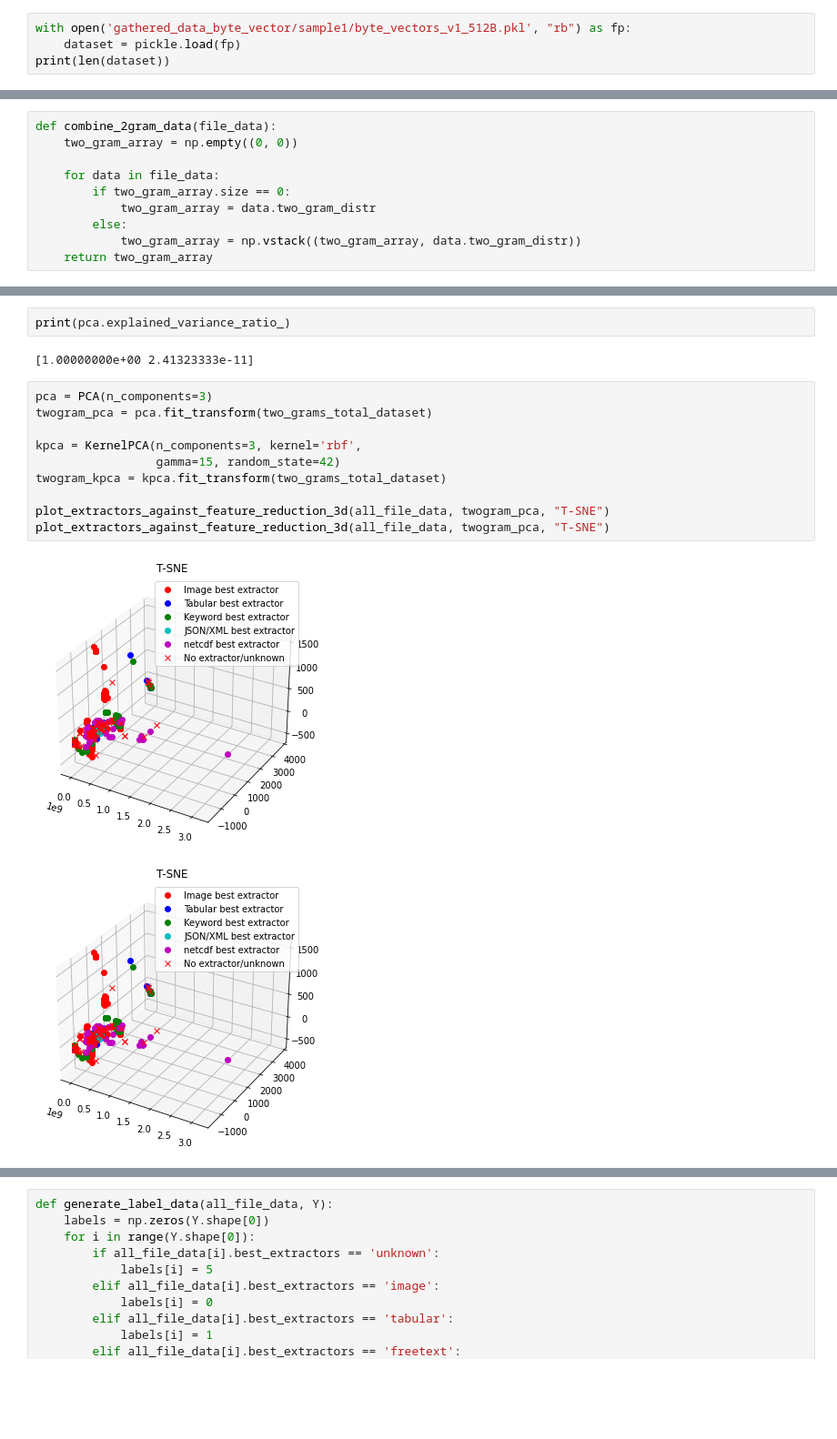
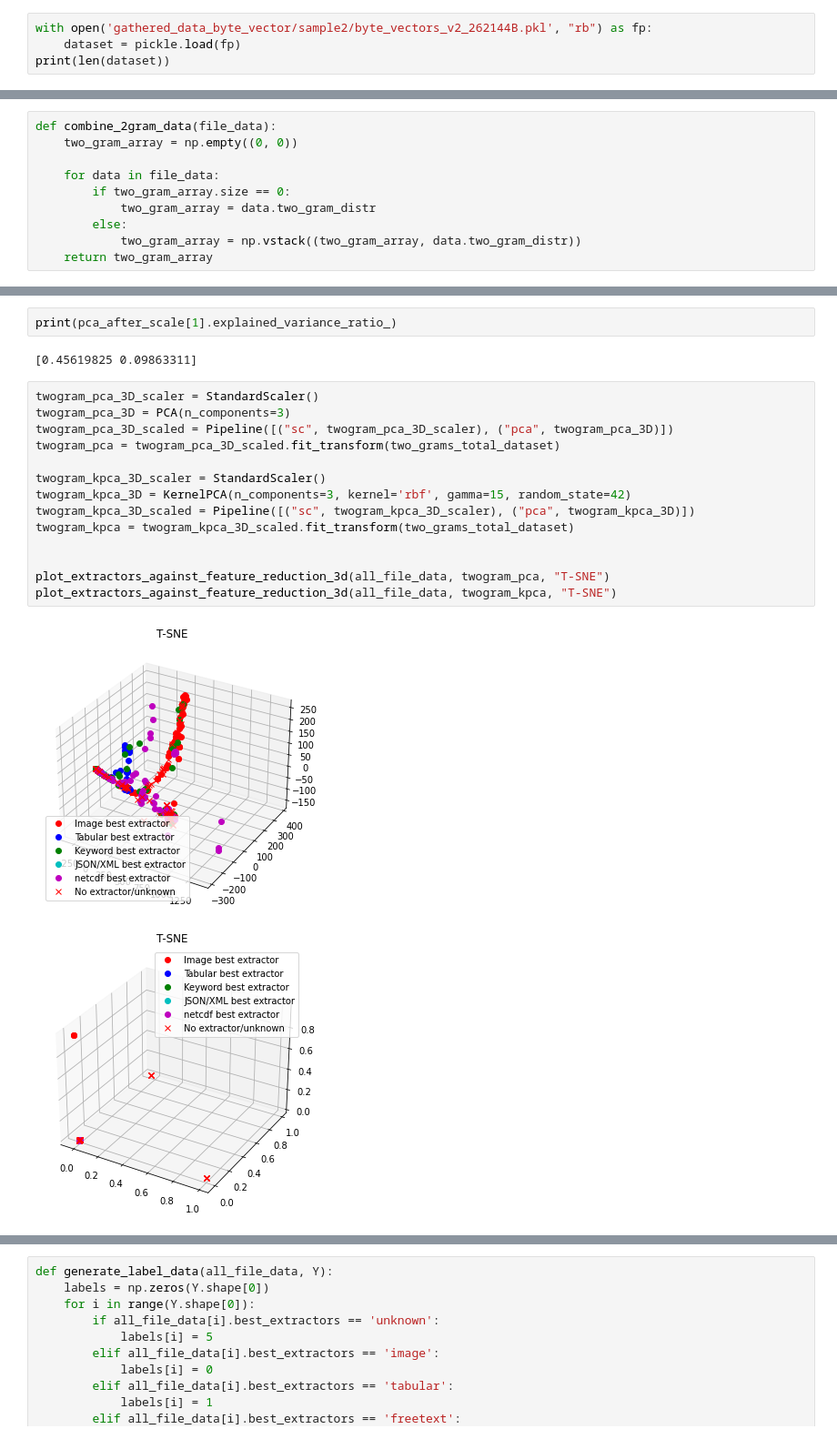
Before and after one commit to xtracthub/MetaDataExtractionModel, a Jupyter notebook: subdataset/subsetVectorAnalysis.ipynb, the cells around one changed output, grey strips where cells are left out. Shown at 91% size. Saved outputs shown, nothing was run; the diff lists cells and outputs as text; blank space fills up the shorter version.

```diff
--- a/subdataset/subsetVectorAnalysis.ipynb
+++ b/subdataset/subsetVectorAnalysis.ipynb
@@ -17,7 +17,7 @@ from sklearn.preprocessing import StandardScaler
 from sklearn.pipeline import Pipeline
 from sklearn import metrics
 # %%
-with open('gathered_data_byte_vector/sample1/byte_vectors_v1_512B.pkl', "rb") as fp:
+with open('gathered_data_byte_vector/sample2/byte_vectors_v2_262144B.pkl', "rb") as fp:
     dataset = pickle.load(fp)
 print(len(dataset))
 # %% [output]
@@ -289,20 +299,24 @@ plot_extractors_against_feature_reduction(all_file_data, twogram_kpca, "RBF Kern
 # %%
-print(pca.explained_variance_ratio_)
+print(pca_after_scale[1].explained_variance_ratio_)
 # %% [output]
-[1.00000000e+00 2.41323333e-11]
+[0.45619825 0.09863311]
 # %%
-pca = PCA(n_components=3)
-twogram_pca = pca.fit_transform(two_grams_total_dataset)
+twogram_pca_3D_scaler = StandardScaler()
+twogram_pca_3D = PCA(n_components=3)
+twogram_pca_3D_scaled = Pipeline([("sc", twogram_pca_3D_scaler), ("pca", twogram_pca_3D)])
+twogram_pca = twogram_pca_3D_scaled.fit_transform(two_grams_total_dataset)
 
-kpca = KernelPCA(n_components=3, kernel='rbf',
-                 gamma=15, random_state=42)
-twogram_kpca = kpca.fit_transform(two_grams_total_dataset)
+twogram_kpca_3D_scaler = StandardScaler()
+twogram_kpca_3D = KernelPCA(n_components=3, kernel='rbf', gamma=15, random_state=42)
+twogram_kpca_3D_scaled = Pipeline([("sc", twogram_kpca_3D_scaler), ("pca", twogram_kpca_3D)])
+twogram_kpca = twogram_kpca_3D_scaled.fit_transform(two_grams_total_dataset)
+
 
 plot_extractors_against_feature_reduction_3d(all_file_data, twogram_pca, "T-SNE")
-plot_extractors_against_feature_reduction_3d(all_file_data, twogram_pca, "T-SNE")
+plot_extractors_against_feature_reduction_3d(all_file_data, twogram_kpca, "T-SNE")
 # %% [output]
-[figure, old version]
+[figure, new version]
-[figure, old version]
+[figure, new version]
 # %%
 sc = StandardScaler()
 pca = PCA(n_components=50)
```
Also changed, not shown: parts of 24 cells of this notebook.
